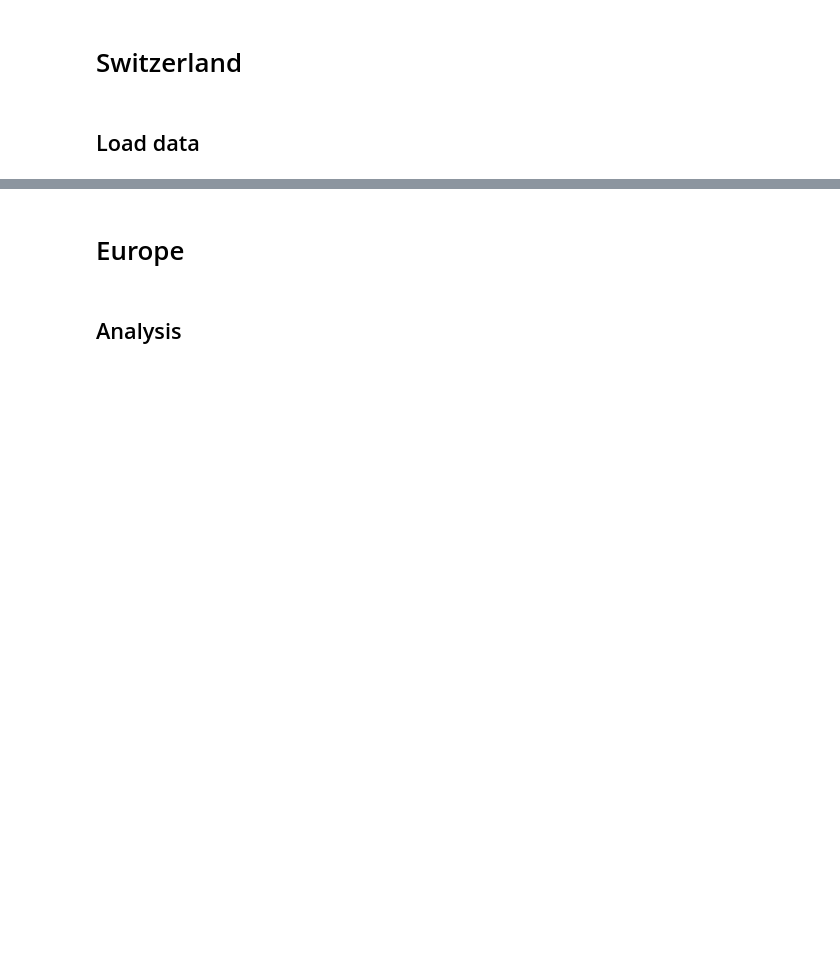
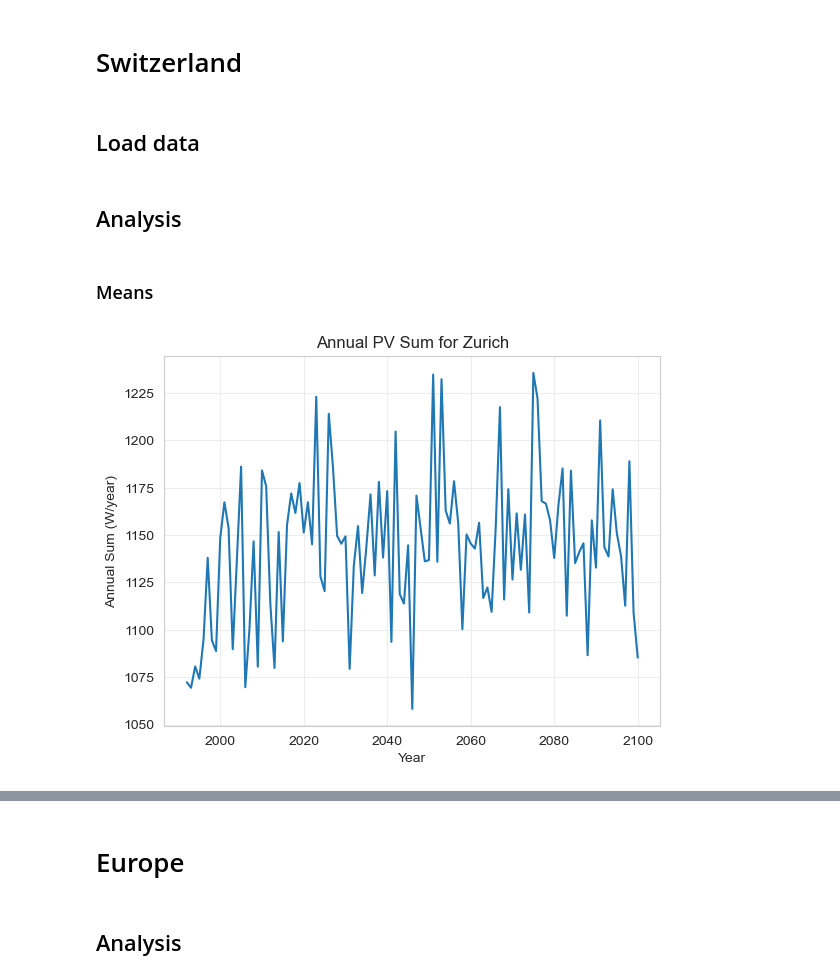
Before and after one commit to yasserhaddad/CORDEX2Energy, a Jupyter notebook: notebooks/conversion_energy/analyse_pv.ipynb, the cells around one changed output, grey strips where cells are left out. Cells and saved outputs as stored; diff of their text form; code cells hidden in the pictures; blank space fills up the shorter version.

Commit message:
Add analysis, modify conversion of energy quantities and start streamlining code

```diff
--- a/notebooks/conversion_energy/analyse_pv.ipynb
+++ b/notebooks/conversion_energy/analyse_pv.ipynb
@@ -63,6 +59,6 @@ tilts = [3, 8, 15, 25, 35, 45, 60, 80, 90]
 ## Load data
 # %%
 path_pv = path_energy_ch / "pv" / f"pv_{climate_model_chain}_{climate_scenario}.zarr"
-ds_pv = xr.open_zarr(path_pv, chunks="auto") / (1 - 0.14)
-if climate_scenario == "rcp85":
-    ds_pv /= NORMALISED_ROOFTOP_PV_CONFIGURATION["module_parameters"]["pdc0"]
+ds_pv_rcp85 = xr.open_zarr(path_pv, chunks="auto")
+path_pv = path_energy_ch / "pv" / f"pv_{climate_model_chain}_rcp26.zarr"
+ds_pv_rcp26 = xr.open_zarr(path_pv, chunks="auto")
@@ -111,2 +114,19 @@ ds_pv_rcp26.sel(time=slice("2018", "2052")).to_netcdf(
     path_energy_ch / "pv" / f"pv_{climate_model_chain}_rcp26_all_tilts_azimuths.nc"
 )
+# %% [markdown]
+## Analysis
+# %%
+selected_var = "tilt_35_azimuth_S"
+reference_period = slice("1991", "2020")
+future_period = slice("2021", "2050")
+# %%
+# Daily sum
+daily_sum = ds_pv_rcp85[selected_var].resample(time="1D").sum() * 3
+
+# Monthly sum
+monthly_sum = ds_pv_rcp85[selected_var].resample(time="ME").sum() * 3
+
+# Annual sum
+annual_sum = ds_pv_rcp85[selected_var].resample(time="YE").sum() * 3
+# %% [markdown]
+### Means
@@ -112,0 +146,13 @@ ds_pv_rcp26.sel(time=slice("2018", "2052")).to_netcdf(
+# %%
+# Zurich coordinates
+zurich_lat = 47.3769
+zurich_lon = 8.5417
+
+# Plot
+annual_sum.sel(lat=zurich_lat, lon=zurich_lon, method="nearest").plot()
+plt.title("Annual PV Sum for Zurich")
+plt.ylabel("Annual Sum (W/year)")
+plt.xlabel("Year")
+plt.show()
+# %% [output]
+[figure, added]
```
Also changed, not shown: parts of 12 cells of this notebook, 47 other files.
